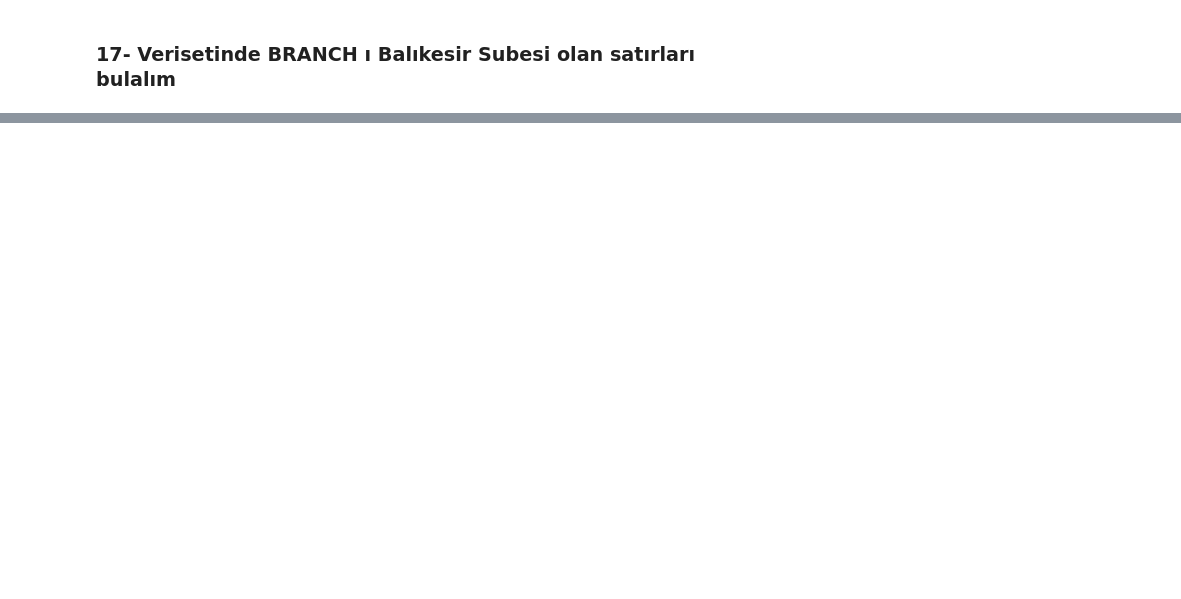
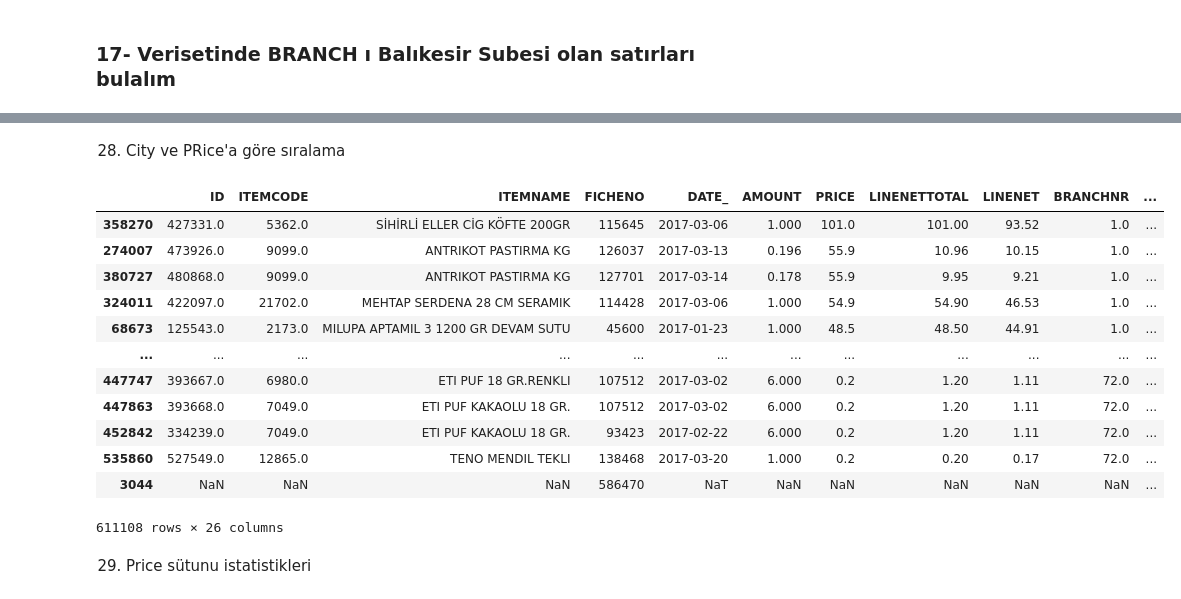
Before and after one commit to omeraltinova/BIL361, a Jupyter notebook: Assignments/Week3/marketsales.ipynb, the cells around one changed output, grey strips where cells are left out. Cells and saved outputs as stored; diff of their text form; code cells hidden in the pictures; blank space fills up the shorter version.

```diff
--- a/Assignments/Week3/marketsales.ipynb
+++ b/Assignments/Week3/marketsales.ipynb
@@ -55,0 +422,20 @@ data_copy = data.copy()
+# %% [markdown]
+28. City ve PRice'a göre sıralama
+# %%
+data_copy.sort_values(['CITY','PRICE'],ascending=[True,False])
+# %% [output]
+|  | ID | ITEMCODE | ITEMNAME | FICHENO | DATE_ | AMOUNT | PRICE | LINENETTOTAL | LINENET | BRANCHNR | ... |
+| 358270 | 427331.0 | 5362.0 | SİHİRLİ ELLER CİG KÖFTE 200GR | 115645 | 2017-03-06 | 1.000 | 101.0 | 101.00 | 93.52 | 1.0 | ... |
+| 274007 | 473926.0 | 9099.0 | ANTRIKOT PASTIRMA KG | 126037 | 2017-03-13 | 0.196 | 55.9 | 10.96 | 10.15 | 1.0 | ... |
+| 380727 | 480868.0 | 9099.0 | ANTRIKOT PASTIRMA KG | 127701 | 2017-03-14 | 0.178 | 55.9 | 9.95 | 9.21 | 1.0 | ... |
+| 324011 | 422097.0 | 21702.0 | MEHTAP SERDENA 28 CM SERAMIK | 114428 | 2017-03-06 | 1.000 | 54.9 | 54.90 | 46.53 | 1.0 | ... |
+| 68673 | 125543.0 | 2173.0 | MILUPA APTAMIL 3 1200 GR DEVAM SUTU | 45600 | 2017-01-23 | 1.000 | 48.5 | 48.50 | 44.91 | 1.0 | ... |
+| ... | ... | ... | ... | ... | ... | ... | ... | ... | ... | ... | ... |
+| 447747 | 393667.0 | 6980.0 | ETI PUF 18 GR.RENKLI | 107512 | 2017-03-02 | 6.000 | 0.2 | 1.20 | 1.11 | 72.0 | ... |
+| 447863 | 393668.0 | 7049.0 | ETI PUF KAKAOLU 18 GR. | 107512 | 2017-03-02 | 6.000 | 0.2 | 1.20 | 1.11 | 72.0 | ... |
+| 452842 | 334239.0 | 7049.0 | ETI PUF KAKAOLU 18 GR. | 93423 | 2017-02-22 | 6.000 | 0.2 | 1.20 | 1.11 | 72.0 | ... |
+| 535860 | 527549.0 | 12865.0 | TENO MENDIL TEKLI | 138468 | 2017-03-20 | 1.000 | 0.2 | 0.20 | 0.17 | 72.0 | ... |
+| 3044 | NaN | NaN | NaN | 586470 | NaT | NaN | NaN | NaN | NaN | NaN | ... |
+611108 rows × 26 columns
+# %% [markdown]
+29. Price sütunu istatistikleri
```
Also changed, not shown: parts of 44 cells of this notebook.
